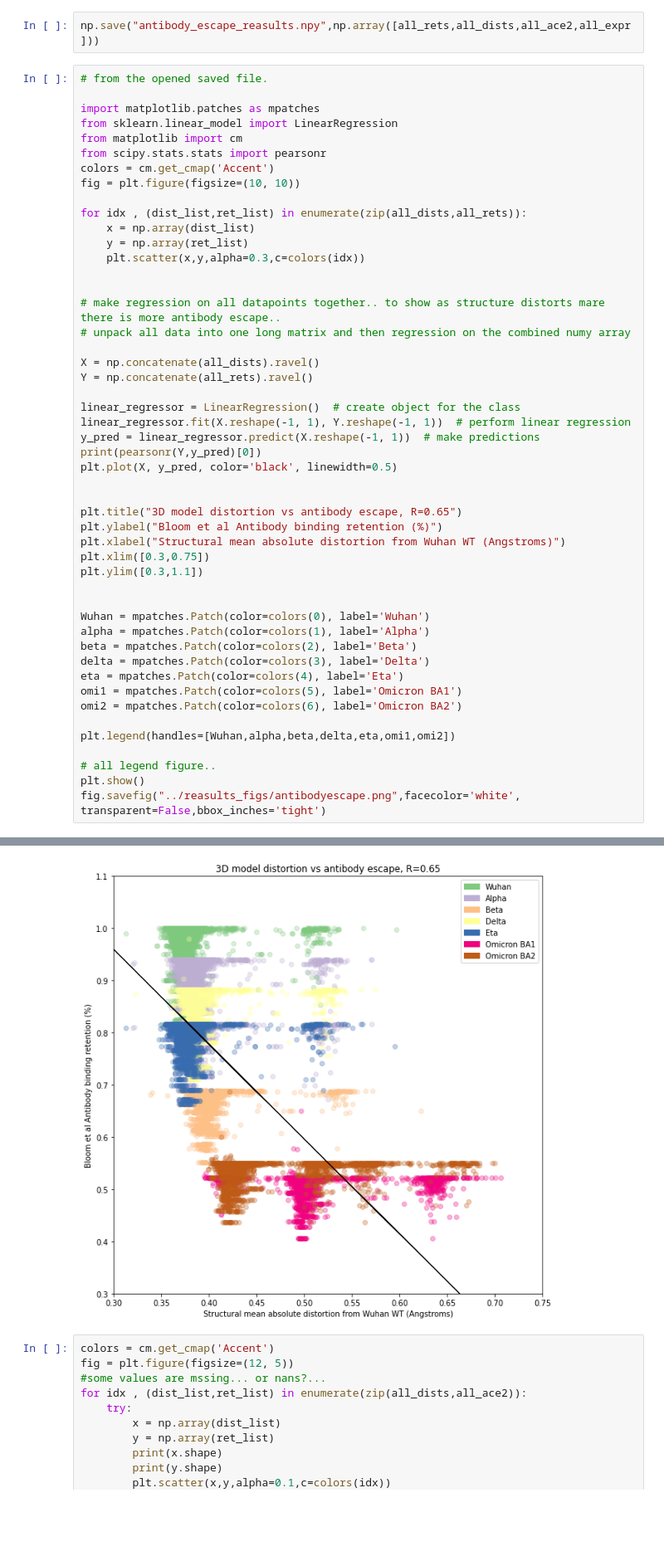
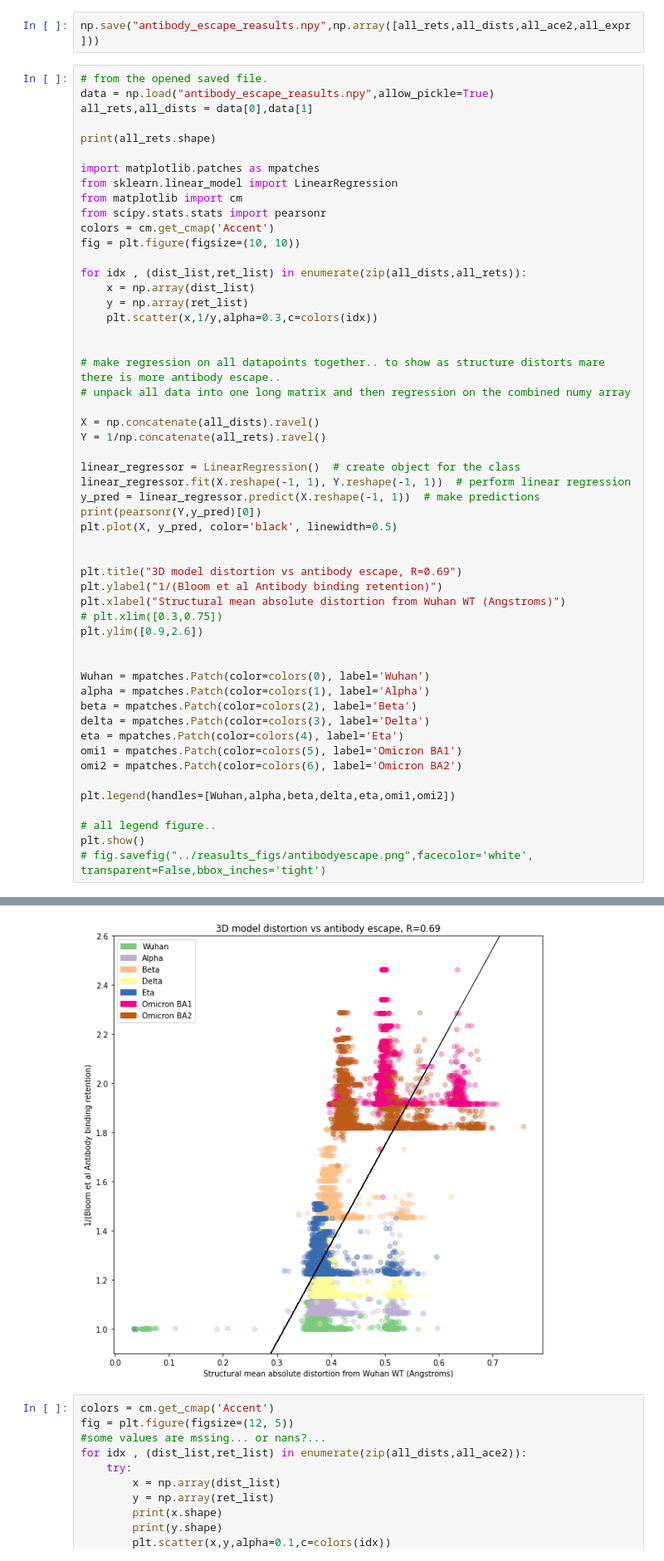
Before and after one commit to csabaiBio/RBD-AlphaFold2-structures-and-phenotypic-information, a Jupyter notebook: antibody_escape/antibody_escape_vs_structuraldistortion.ipynb, the cells around one changed output, grey strips where cells are left out. Shown at 83% size. Saved outputs shown, nothing was run; the diff lists cells and outputs as text; blank space fills up the shorter version.

```diff
--- a/antibody_escape/antibody_escape_vs_structuraldistortion.ipynb
+++ b/antibody_escape/antibody_escape_vs_structuraldistortion.ipynb
@@ -115,6 +115,10 @@ omicron_ba2
 np.save("antibody_escape_reasults.npy",np.array([all_rets,all_dists,all_ace2,all_expr]))
 # %%
 # from the opened saved file.
+data = np.load("antibody_escape_reasults.npy",allow_pickle=True)
+all_rets,all_dists = data[0],data[1]
+
+print(all_rets.shape)
 
 import matplotlib.patches as mpatches
 from sklearn.linear_model import LinearRegression
@@ -126,14 +130,14 @@ fig = plt.figure(figsize=(10, 10))
 for idx , (dist_list,ret_list) in enumerate(zip(all_dists,all_rets)):
     x = np.array(dist_list)
     y = np.array(ret_list)
-    plt.scatter(x,y,alpha=0.3,c=colors(idx))
+    plt.scatter(x,1/y,alpha=0.3,c=colors(idx))
 
 
 # make regression on all datapoints together.. to show as structure distorts mare there is more antibody escape..
 # unpack all data into one long matrix and then regression on the combined numy array
 
 X = np.concatenate(all_dists).ravel()
-Y = np.concatenate(all_rets).ravel()
+Y = 1/np.concatenate(all_rets).ravel()
 
 linear_regressor = LinearRegression()  # create object for the class
 linear_regressor.fit(X.reshape(-1, 1), Y.reshape(-1, 1))  # perform linear regression
@@ -142,11 +146,11 @@ print(pearsonr(Y,y_pred)[0])
 plt.plot(X, y_pred, color='black', linewidth=0.5)
 
 
-plt.title("3D model distortion vs antibody escape, R=0.65")
-plt.ylabel("Bloom et al Antibody binding retention (%)")
+plt.title("3D model distortion vs antibody escape, R=0.69")
+plt.ylabel("1/(Bloom et al Antibody binding retention)")
 plt.xlabel("Structural mean absolute distortion from Wuhan WT (Angstroms)")
-plt.xlim([0.3,0.75])
-plt.ylim([0.3,1.1])
+# plt.xlim([0.3,0.75])
+plt.ylim([0.9,2.6])
 
 
 Wuhan = mpatches.Patch(color=colors(0), label='Wuhan')
@@ -161,7 +165,7 @@ plt.legend(handles=[Wuhan,alpha,beta,delta,eta,omi1,omi2])
 
 # all legend figure..
 plt.show()
-fig.savefig("../reasults_figs/antibodyescape.png",facecolor='white', transparent=False,bbox_inches='tight')
+# fig.savefig("../reasults_figs/antibodyescape.png",facecolor='white', transparent=False,bbox_inches='tight')
 # %% [output]
 *c* argument looks like a single numeric RGB or RGBA sequence, which should be avoided as value-mapping will have precedence in case its length matches with *x* & *y*.  Please use the *color* keyword- ...
 *c* argument looks like a single numeric RGB or RGBA sequence, which should be avoided as value-mapping will have precedence in case its length matches with *x* & *y*.  Please use the *color* keyword- ...
@@ -174,4 +179,4 @@ fig.savefig("../reasults_figs/antibodyescape.png",facecolor='white', transparent
-[figure, old version]
+[figure, new version]
 # %%
 colors = cm.get_cmap('Accent')
 fig = plt.figure(figsize=(12, 5))
```
Also changed, not shown: parts of 1 cell of this notebook, 7 other files.
